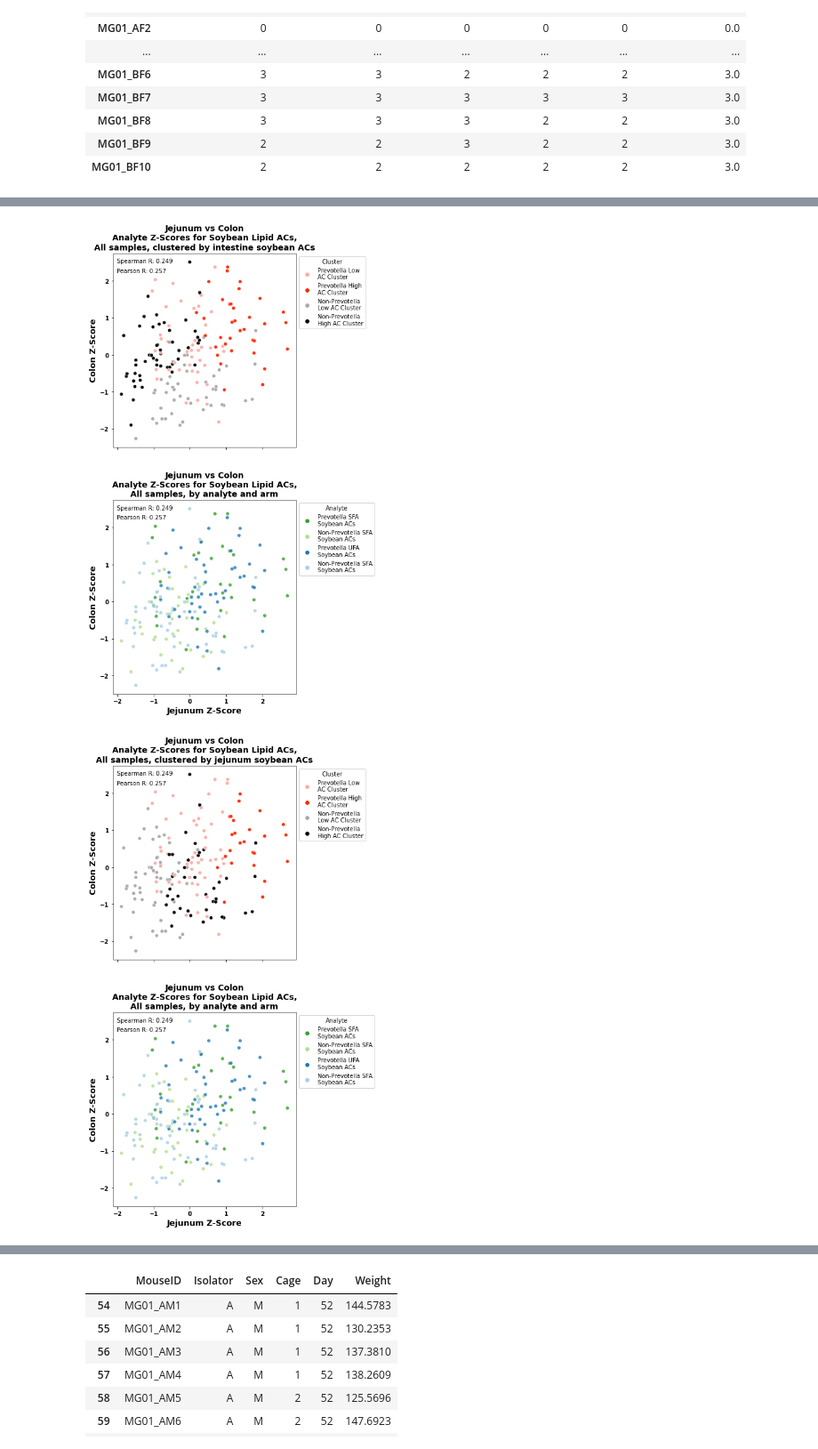
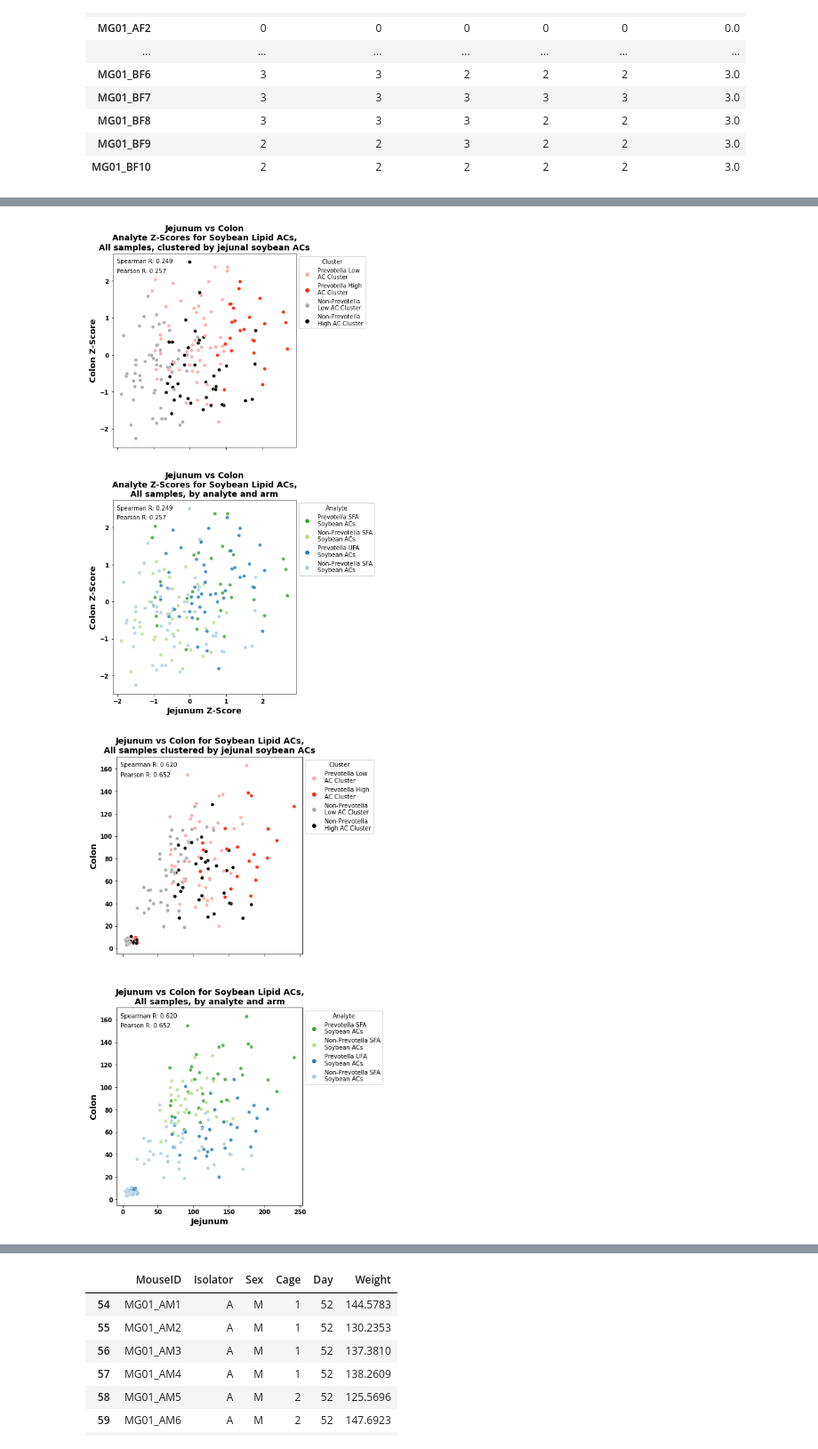
Before and after one commit to evanmlee/Gordon_MS, a Jupyter notebook: MS_analyte_kmeans.ipynb, the cells around one changed output, grey strips where cells are left out. Shown at 89% size. Drawn from its saved outputs; the diff is of its cells as text; code cells hidden in the pictures.

```diff
--- a/MS_analyte_kmeans.ipynb
+++ b/MS_analyte_kmeans.ipynb
@@ -129,11 +129,10 @@ soybean_obs_df = kmeans_cluster_ms(tissue_AC_df,analytes=soybean_4ACs,tissues=["
 soybean5_muscle_obs_df = kmeans_cluster_ms(tissue_AC_df,analytes=soybean_5ACs,tissues=["Gastroc","Quadriceps","Heart"])
 SFA_obs_df = kmeans_cluster_ms(tissue_AC_df,analytes=SFA_ACs,tissues=["Gastroc","Quadriceps","Heart"])
 UFA_obs_df = kmeans_cluster_ms(tissue_AC_df,analytes=UFA_ACs,tissues=["Gastroc","Quadriceps","Heart"])
-soybean_jej_obs_df = kmeans_cluster_ms(tissue_AC_df,analytes=soybean_5ACs,tissues=["Jejunum"])
+soybean5_jej_obs_df = kmeans_cluster_ms(tissue_AC_df,analytes=soybean_5ACs,tissues=["Jejunum"])
 soybean4_jej_obs_df = kmeans_cluster_ms(tissue_AC_df,analytes=soybean_4ACs,tissues=["Jejunum"])
 
 soybean5_skmuscle_obs_df = kmeans_cluster_ms(tissue_AC_df,analytes=soybean_5ACs,tissues=["Gastroc","Quadriceps"])
-soybean_jej_obs_df = kmeans_cluster_ms(tissue_AC_df,analytes=soybean_5ACs,tissues=["Jejunum"])
 soybean_intestine_obs_df = kmeans_cluster_ms(tissue_AC_df,analytes=soybean_5ACs,tissues=["Jejunum","Colon"])
 # display(soybean_intestine_obs_df)
 
@@ -142,7 +141,7 @@ cluster_df = pd.DataFrame(index=soybean_obs_df.index,columns=cluster_columns)
 cluster_df.loc[:,"Soybean4_allmuscle"] = soybean_obs_df["Cluster"]
 cluster_df.loc[:,"Soybean5_allmuscle"] = soybean5_muscle_obs_df["Cluster"]
 cluster_df.loc[:,"Soybean5_skm"] = soybean5_skmuscle_obs_df["Cluster"]
-cluster_df.loc[:,"Soybean5_jej"] = soybean_jej_obs_df["Cluster"]
+cluster_df.loc[:,"Soybean5_jej"] = soybean5_jej_obs_df["Cluster"]
 cluster_df.loc[:,"Soybean4_jej"] = soybean4_jej_obs_df["Cluster"]
 cluster_df.loc[:,"Soybean5_intestine"] = soybean_intestine_obs_df["Cluster"]
 display(cluster_df)
@@ -308,4 +169,8 @@ def SCC_plot_cluster_hue(ms_df,analytes,obs_df,tissue1="Gastroc",tissue2="Quadri
 # %%
+HWDC_cluster_palette={0:"#FEACA7",1:"#FF2804",2:"#AAAAAA",3:"#000000"}
+HWDC_reds_cluster_palette = {0:"#FEACA7",1:"#FF2804"}
+HWDC_blacks_cluster_palette = {2:"#AAAAAA",3:"#000000"}
+
 figures_dir = "figures/analyte_scatter"
 if not os.path.exists(figures_dir):
     os.makedirs(figures_dir)
@@ -316,7 +181,3 @@ soybean_UFA_ACs = ["C18:1","C18:2"]
 soybean_4ACs = ["C16","C18","C18:1","C18:2"]
 analyte_ax_map = {"C16":0,"C18":0,"C18:1":1,"C18:2":1}
 analyte_ax_map_5AC = {"C16":0,"C18":0,"C18:1":1,"C18:2":1,"C18:3":1}
-fig = SCC_plot_cluster_hue(tissue_AC_df,soybean_4ACs,obs_df=soybean_obs_df,tissue1="Gastroc",
-                     tissue2="Quadriceps",title_analytes_label="Soybean Lipid ACs",hue_type="both",
-                    axes_analyte_map=analyte_ax_map)
-plt.savefig("{0}/soybeanAC_clusters,analyte.png".format(figures_dir),dpi=300,bbox_inches="tight",facecolor="w")
@@ -740,55 +609,33 @@ if not os.path.exists(mouseID_4panel_fpath) or overwrite:
 # %%
 overwrite = True
-tissue_tag = "JC"
+tissue_tag = "JC_jejunumclusters"
 clusters_path = "{0}/cluster/{1}".format(figures_dir,tissue_tag)
 if not os.path.exists(clusters_path):
     os.makedirs(clusters_path)
 
 tissue1 = "Jejunum"
 tissue2 = "Colon"
-cluster_obs_df = soybean_intestine_obs_df
+cluster_obs_df = soybean5_jej_obs_df
 analyte_axes_map = analyte_ax_map_5AC
 
 
 zscore_analyte_2panel_fpath = "{0}/soybean5AC_clusters_analyte_{1}2panel_zscore.png".format(clusters_path,tissue_tag)
 if not os.path.exists(zscore_analyte_2panel_fpath) or overwrite:
     fig = SCC_plot_clusters_analytes(tissue_AC_df,soybean_5ACs,obs_df=cluster_obs_df,tissue1=tissue1,
                          tissue2=tissue2,title_analytes_label="Soybean Lipid ACs",hue_type="cluster_analyte",
-                        axes_analyte_map=analyte_axes_map,zscore=True,title_clusters_label="intestine soybean ACs")
+                        axes_analyte_map=analyte_ax_map_5AC,zscore=True,title_clusters_label="jejunal soybean ACs")
     plt.savefig(zscore_analyte_2panel_fpath,dpi=300,bbox_inches="tight",facecolor="w")
-# raw_analyte_2panel_fpath = "{0}/soybean5AC_clusters_analyte_{1}2panel_raw.png".format(clusters_path,tissue_tag)
-# if not os.path.exists(raw_analyte_2panel_fpath) or overwrite:
-#     fig = SCC_plot_clusters_analytes(tissue_AC_df,soybean_5ACs,obs_df=cluster_obs_df,tissue1=tissue1,
-#                          tissue2=tissue2,title_analytes_label="Soybean Lipid ACs",hue_type="cluster_analyte",
-#                         axes_analyte_map=analyte_axes_map,zscore=False) #no zscore version
-#     plt.savefig(raw_analyte_2panel_fpath,dpi=300,bbox_inches="tight",facecolor="w")
 
-tissue_tag = "JC_jejunumclusters"
-clusters_path = "{0}/cluster/{1}".format(figures_dir,tissue_tag)
-if not os.path.exists(clusters_path):
-    os.makedirs(clusters_path)
-
-tissue1 = "Jejunum"
-tissue2 = "Colon"
-cluster_obs_df = soybean_jej_obs_df
-analyte_axes_map = analyte_ax_map_5AC
-
-
-zscore_analyte_2panel_fpath = "{0}/soybean5AC_clusters_analyte_{1}2panel_zscore.png".format(clusters_path,tissue_tag)
-if not os.path.exists(zscore_analyte_2panel_fpath) or overwrite:
+raw_analyte_2panel_fpath = "{0}/soybean5AC_clusters_analyte_{1}2panel_raw.png".format(clusters_path,tissue_tag)
+if not os.path.exists(raw_analyte_2panel_fpath) or overwrite:
     fig = SCC_plot_clusters_analytes(tissue_AC_df,soybean_5ACs,obs_df=cluster_obs_df,tissue1=tissue1,
                          tissue2=tissue2,title_analytes_label="Soybean Lipid ACs",hue_type="cluster_analyte",
-                        axes_analyte_map=analyte_axes_map,zscore=True,title_clusters_label="jejunum soybean ACs")
-    plt.savefig(zscore_analyte_2panel_fpath,dpi=300,bbox_inches="tight",facecolor="w")
-# raw_analyte_2panel_fpath = "{0}/soybean5AC_clusters_analyte_{1}2panel_raw.png".format(clusters_path,tissue_tag)
-# if not os.path.exists(raw_analyte_2panel_fpath) or overwrite:
-#     fig = SCC_plot_clusters_analytes(tissue_AC_df,soybean_5ACs,obs_df=cluster_obs_df,tissue1=tissue1,
-#                          tissue2=tissue2,title_analytes_label="Soybean Lipid ACs",hue_type="cluster_analyte",
-#                         axes_analyte_map=analyte_axes_map,zscore=False) #no zscore version
-#     plt.savefig(raw_analyte_2panel_fpath,dpi=300,bbox_inches="tight",facecolor="w")
+                        axes_analyte_map=analyte_ax_map_5AC,zscore=False,title_clusters_label="jejunal soybean ACs",
+                                    raw_single_ax=True)
+    plt.savefig(raw_analyte_2panel_fpath,dpi=300,bbox_inches="tight",facecolor="w")
 # %% [output]
-[figure, old version]
+[figure, new version]
-[figure, old version]
+[figure, new version]
 # %%
 tissue_tag = "JC"
 clusters_path = "{0}/cluster/{1}".format(figures_dir,tissue_tag)
```
Also changed, not shown: parts of 9 cells of this notebook, 1 other file.
